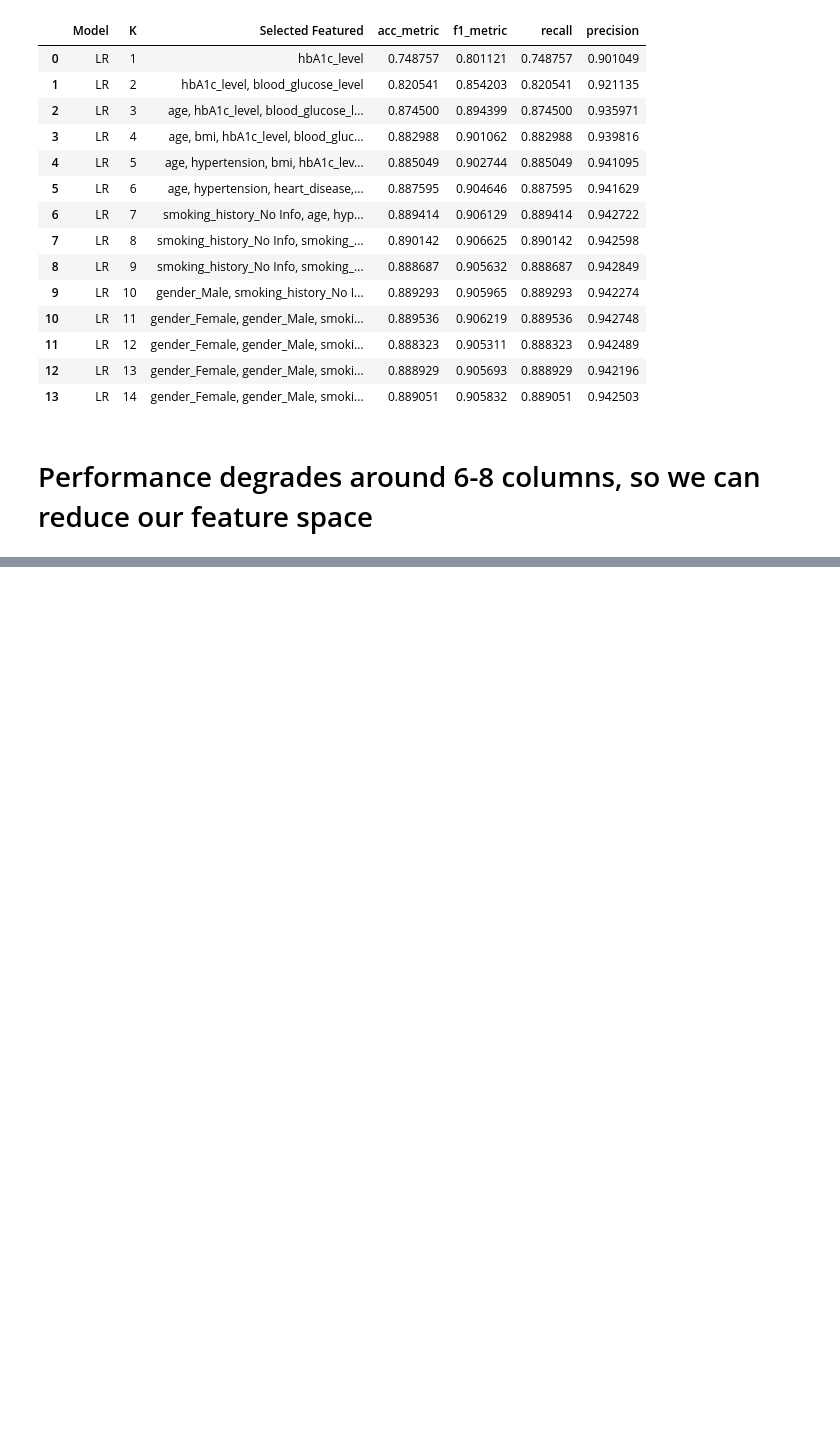
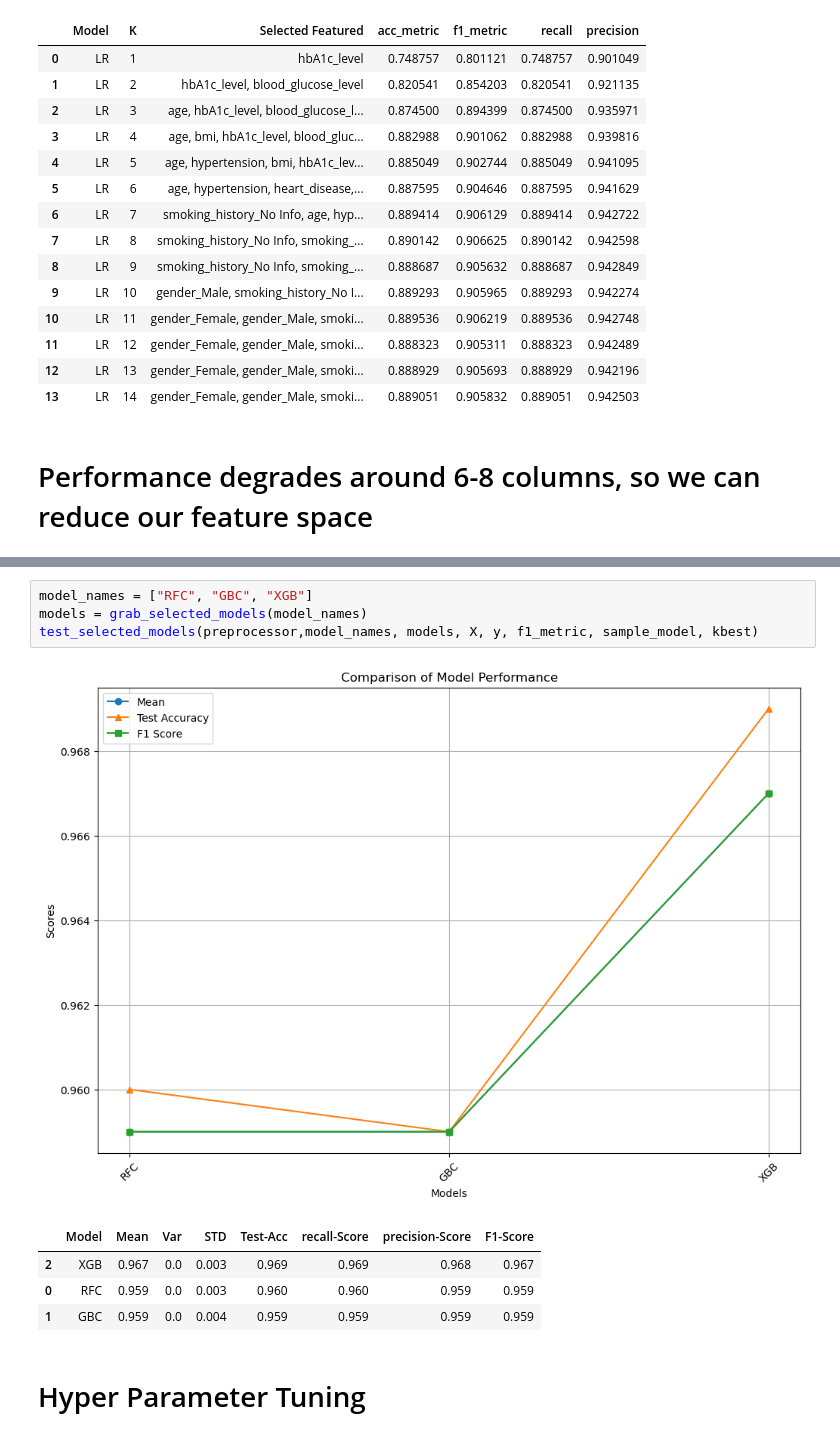
Before and after one commit to MaukanMir/Diabetes-Classification-, a Jupyter notebook: training.ipynb, the cells around one changed output, grey strips where cells are left out. Saved outputs shown, nothing was run; the diff lists cells and outputs as text; blank space fills up the shorter version.

Commit message:
added new models

```diff
--- a/training.ipynb
+++ b/training.ipynb
@@ -826,0 +833,12 @@ test_selected_models(preprocessor,model_names, models, X, y, f1_metric, sample_m
+# %%
+model_names = ["RFC", "GBC", "XGB"]
+models = grab_selected_models(model_names)
+test_selected_models(preprocessor,model_names, models, X, y, f1_metric, sample_model, kbest)
+# %% [output]
+[figure, added]
+|  | Model | Mean | Var | STD | Test-Acc | recall-Score | precision-Score | F1-Score |
+| 2 | XGB | 0.967 | 0.0 | 0.003 | 0.969 | 0.969 | 0.968 | 0.967 |
+| 0 | RFC | 0.959 | 0.0 | 0.003 | 0.960 | 0.960 | 0.959 | 0.959 |
+| 1 | GBC | 0.959 | 0.0 | 0.004 | 0.959 | 0.959 | 0.959 | 0.959 |
+# %% [markdown]
+# Hyper Parameter Tuning
```
Also changed, not shown: parts of 4 cells of this notebook.
